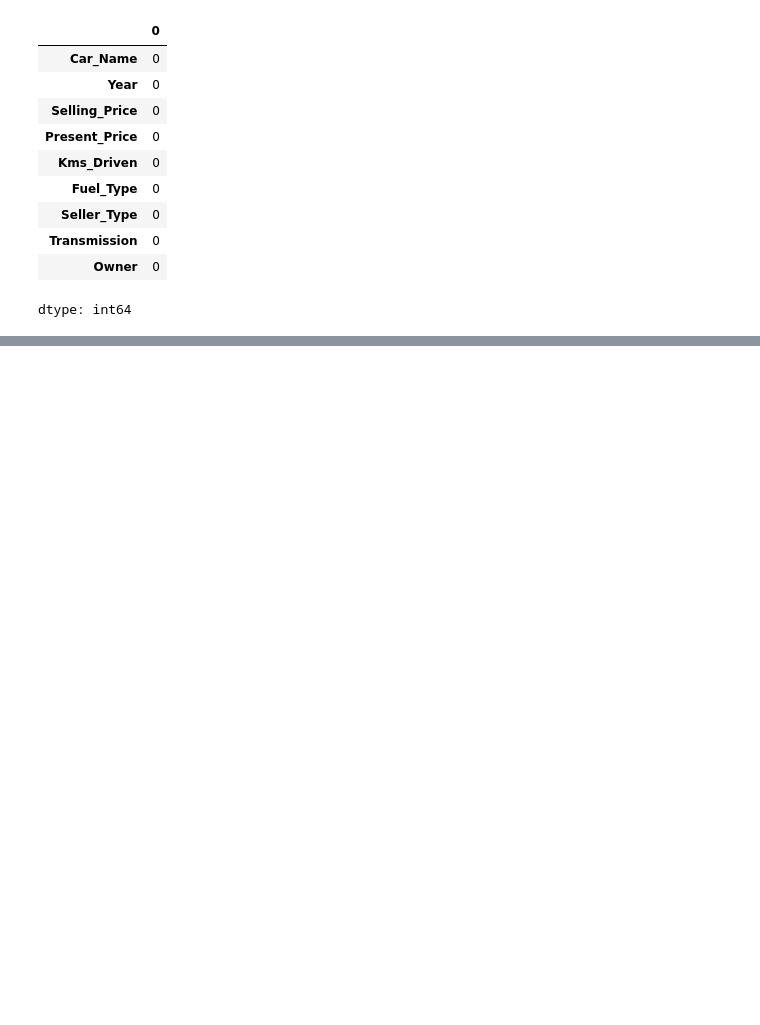
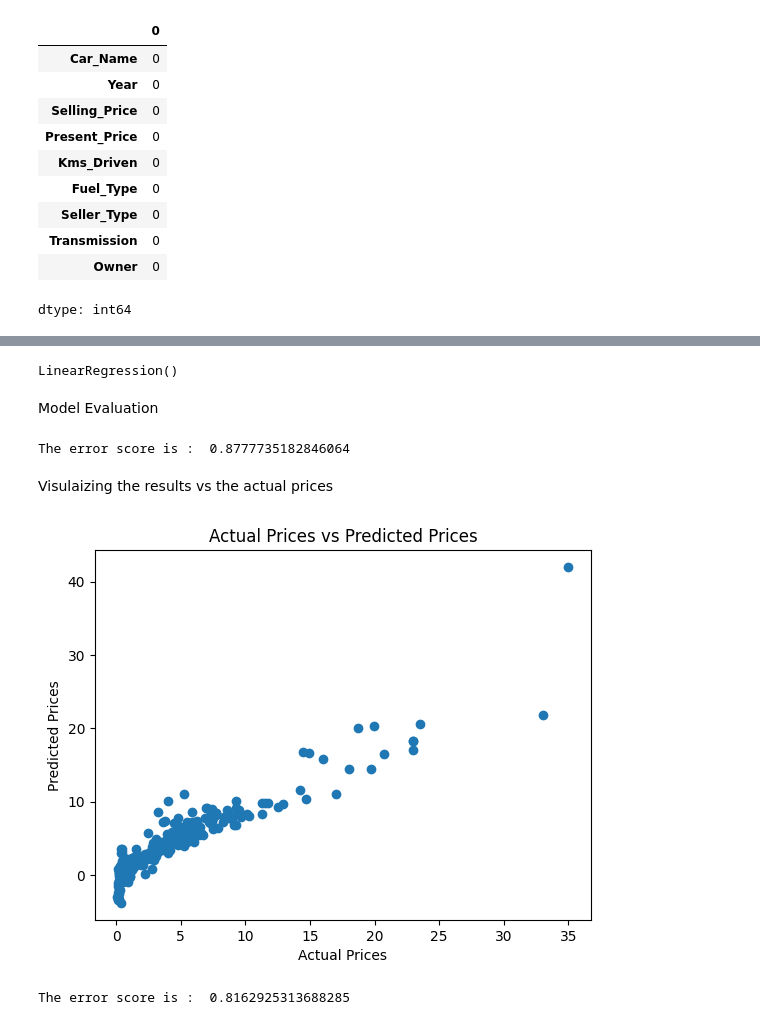
Before and after one commit to oduoranto/Machine-Learning, a Jupyter notebook: CarPricePrediction_pynb.ipynb, the cells around one changed output, grey strips where cells are left out. Cells and saved outputs as stored; diff of their text form; code cells hidden in the pictures; blank space fills up the shorter version.

```diff
--- a/CarPricePrediction_pynb.ipynb
+++ b/CarPricePrediction_pynb.ipynb
@@ -48,0 +107,3 @@ dtype: int64
+# %%
+X = car_data.drop(['Car_Name', 'Selling_Price'],axis=1)
+Y = car_data['Selling_Price']
@@ -48,0 +145,2 @@ dtype: int64
+# %%
+X_train, X_test, Y_train, Y_test = train_test_split(X,Y, test_size=0.1, random_state=2)
@@ -48,0 +149,24 @@ dtype: int64
+# %%
+linear_regression_model = LinearRegression()
+linear_regression_model.fit(X_train, Y_train)
+# %% [output]
+LinearRegression()
+# %% [markdown]
+Model Evaluation
+# %%
+training_data_prediction = linear_regression_model.predict(X_train)
+# %%
+error_score = metrics.r2_score(Y_train, training_data_prediction)
+print("The error score is : ", error_score)
+# %% [output]
+The error score is :  0.8777735182846064
+# %% [markdown]
+Visulaizing the results vs the actual prices
+# %%
+plt.scatter(Y_train, training_data_prediction)
+plt.xlabel("Actual Prices")
+plt.ylabel("Predicted Prices")
+plt.title("Actual Prices vs Predicted Prices")
+plt.show()
+# %% [output]
+[figure, added]
@@ -48,0 +176,5 @@ dtype: int64
+# %%
+error_score = metrics.r2_score(Y_test, test_data_prediction)
+print("The error score is : ", error_score)
+# %% [output]
+The error score is :  0.8162925313688285
```
Also changed, not shown: parts of 25 cells of this notebook.
